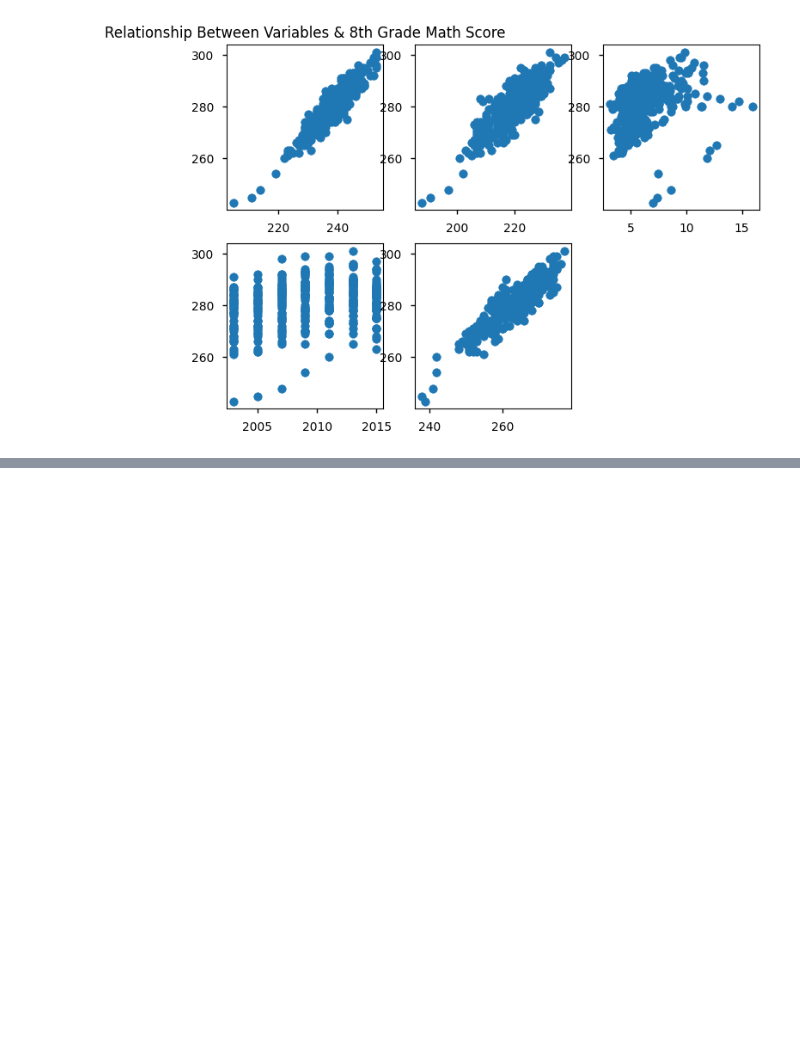
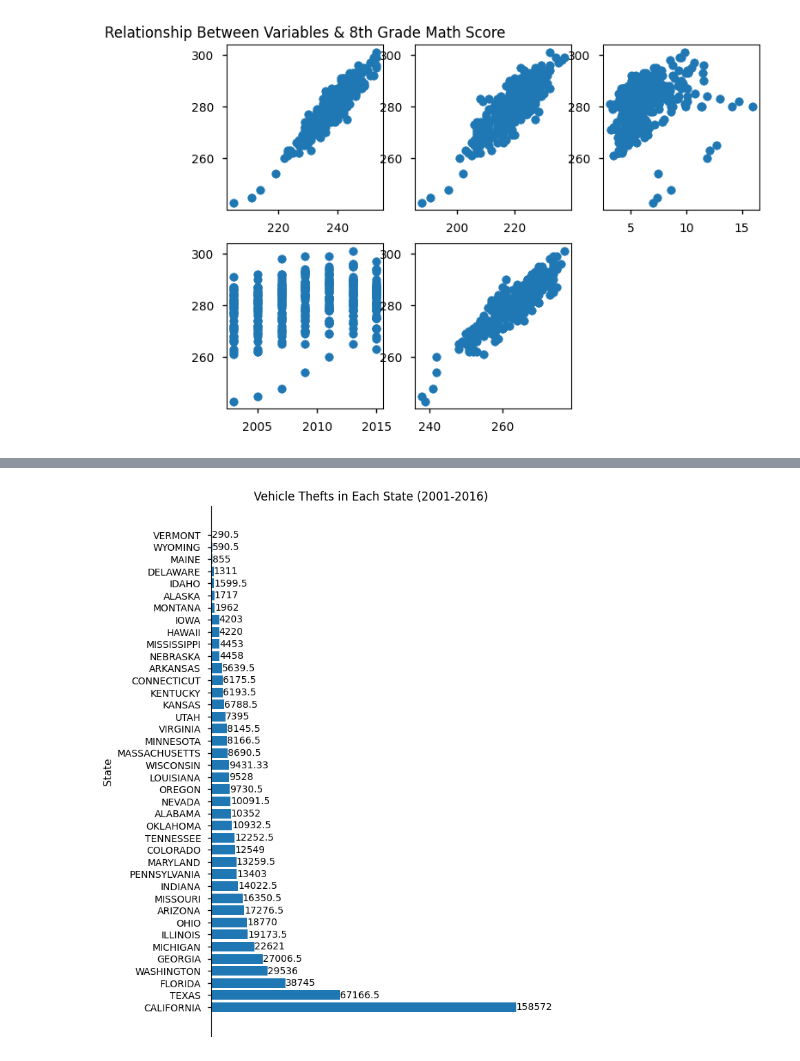
Before and after one commit to connorpobrien/Education-Trends, a Jupyter notebook: DATA301-Project AndrewM.ipynb, the cells around one changed output, grey strips where cells are left out. Cells and saved outputs as stored; diff of their text form; code cells hidden in the pictures; blank space fills up the shorter version.

```diff
--- a/DATA301-Project AndrewM.ipynb
+++ b/DATA301-Project AndrewM.ipynb
@@ -379,0 +453,16 @@ WARNING:tensorflow:5 out of the last 13 calls to <function Model.make_test_funct
+# %%
+##Graphing Vehicle Theft Scores
+EducationSupportExpGroupby = EducationSupportExp.groupby('State').mean()
+EducationSupportExpGroupby = EducationSupportExpGroupby.reset_index().sort_values('Vehicle Theft', ascending= False)
+fig, ax = plt.subplots(figsize=(6,10))
+bars = plt.barh(EducationSupportExpGroupby['State'],EducationSupportExpGroupby['Vehicle Theft'])
+plt.style.use('seaborn-v0_8-notebook')
+plt.ylabel("State")
+ax.spines[['right','top','bottom']].set_visible(False)
+ax.xaxis.set_visible(False)
+ax.bar_label(bars)
+
+plt.title("Vehicle Thefts in Each State (2001-2016)")
+plt.show()
+# %% [output]
+[figure, added]
```
Also changed, not shown: parts of 13 cells of this notebook.
